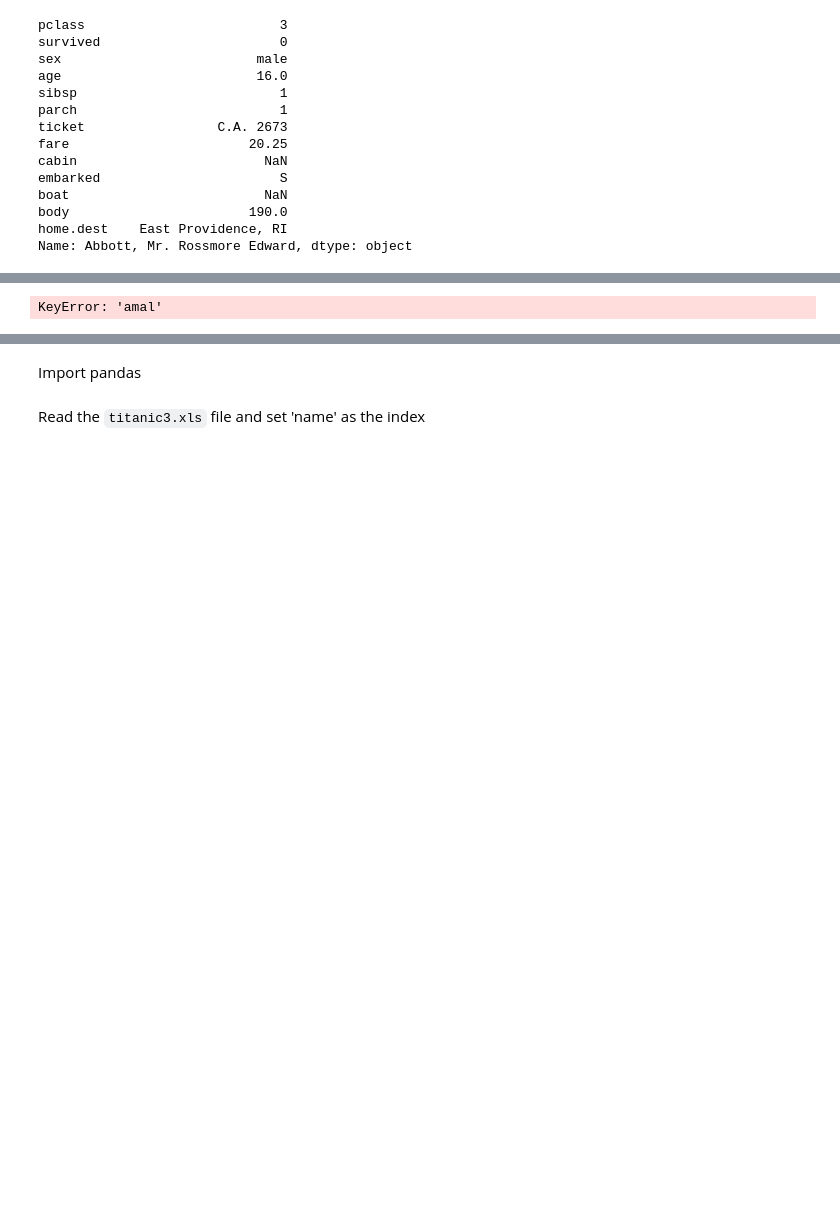
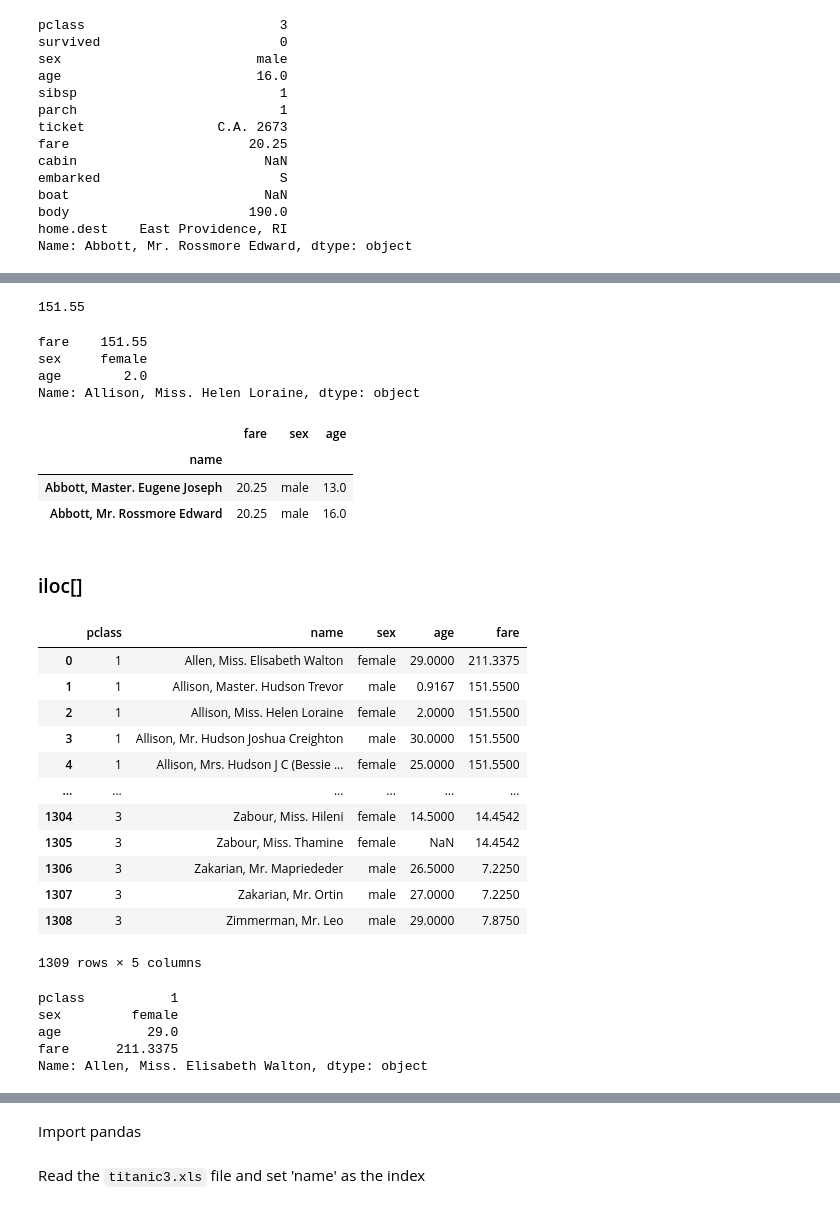
Before and after one commit to AmalSatheesan/Data_Analysis_with_Pandas, a Jupyter notebook: homework3.ipynb, the cells around one changed output, grey strips where cells are left out. Saved outputs shown, nothing was run; the diff lists cells and outputs as text; code cells hidden in the pictures; blank space fills up the shorter version.

Commit message:
iloc function

```diff
--- a/homework3.ipynb
+++ b/homework3.ipynb
@@ -63,6 +65,51 @@ titanic.loc[['Abbott, Mr. Rossmore Edward','van Billiard, Master. James William'
 | Abbott, Mr. Rossmore Edward | 3 | 0 | male | 16.0 | 1 | 1 | C.A. 2673 | 20.25 | NaN | S | NaN | ... |
 | van Billiard, Master. James William | 3 | 0 | male | NaN | 1 | 1 | A/5. 851 | 14.50 | NaN | S | NaN | ... |
 # %%
-titanic.loc['amal']
+#titanic.loc['amal']
-# %% [output]
-KeyError: 'amal'
+# %%
+titanic.loc['Allison, Miss. Helen Loraine','fare']
+# %% [output]
+151.55
+# %%
+titanic.loc['Allison, Miss. Helen Loraine',['fare','sex','age']]
+# %% [output]
+fare    151.55
+sex     female
+age        2.0
+Name: Allison, Miss. Helen Loraine, dtype: object
+# %%
+passengers = ['Abbott, Master. Eugene Joseph','Abbott, Mr. Rossmore Edward']
+titanic.loc[passengers, ['fare','sex','age']]
+# %% [output]
+|  | fare | sex | age |
+| name |  |  |  |
+| Abbott, Master. Eugene Joseph | 20.25 | male | 13.0 |
+| Abbott, Mr. Rossmore Edward | 20.25 | male | 16.0 |
+# %% [markdown]
+### iloc[]
+# %%
+import pandas as pd
+titanic = pd.read_excel('titanic3.xls', usecols = ['name','sex','age','pclass','fare'])
+titanic
+# %% [output]
+|  | pclass | name | sex | age | fare |
+| 0 | 1 | Allen, Miss. Elisabeth Walton | female | 29.0000 | 211.3375 |
+| 1 | 1 | Allison, Master. Hudson Trevor | male | 0.9167 | 151.5500 |
+| 2 | 1 | Allison, Miss. Helen Loraine | female | 2.0000 | 151.5500 |
+| 3 | 1 | Allison, Mr. Hudson Joshua Creighton | male | 30.0000 | 151.5500 |
+| 4 | 1 | Allison, Mrs. Hudson J C (Bessie ... | female | 25.0000 | 151.5500 |
+| ... | ... | ... | ... | ... | ... |
+| 1304 | 3 | Zabour, Miss. Hileni | female | 14.5000 | 14.4542 |
+| 1305 | 3 | Zabour, Miss. Thamine | female | NaN | 14.4542 |
+| 1306 | 3 | Zakarian, Mr. Mapriededer | male | 26.5000 | 7.2250 |
+| 1307 | 3 | Zakarian, Mr. Ortin | male | 27.0000 | 7.2250 |
+| 1308 | 3 | Zimmerman, Mr. Leo | male | 29.0000 | 7.8750 |
+1309 rows × 5 columns
+# %%
+titanic.iloc[0]
+# %% [output]
+pclass           1
+sex         female
+age           29.0
+fare      211.3375
+Name: Allen, Miss. Elisabeth Walton, dtype: object
```
Also changed, not shown: parts of 8 cells of this notebook.
